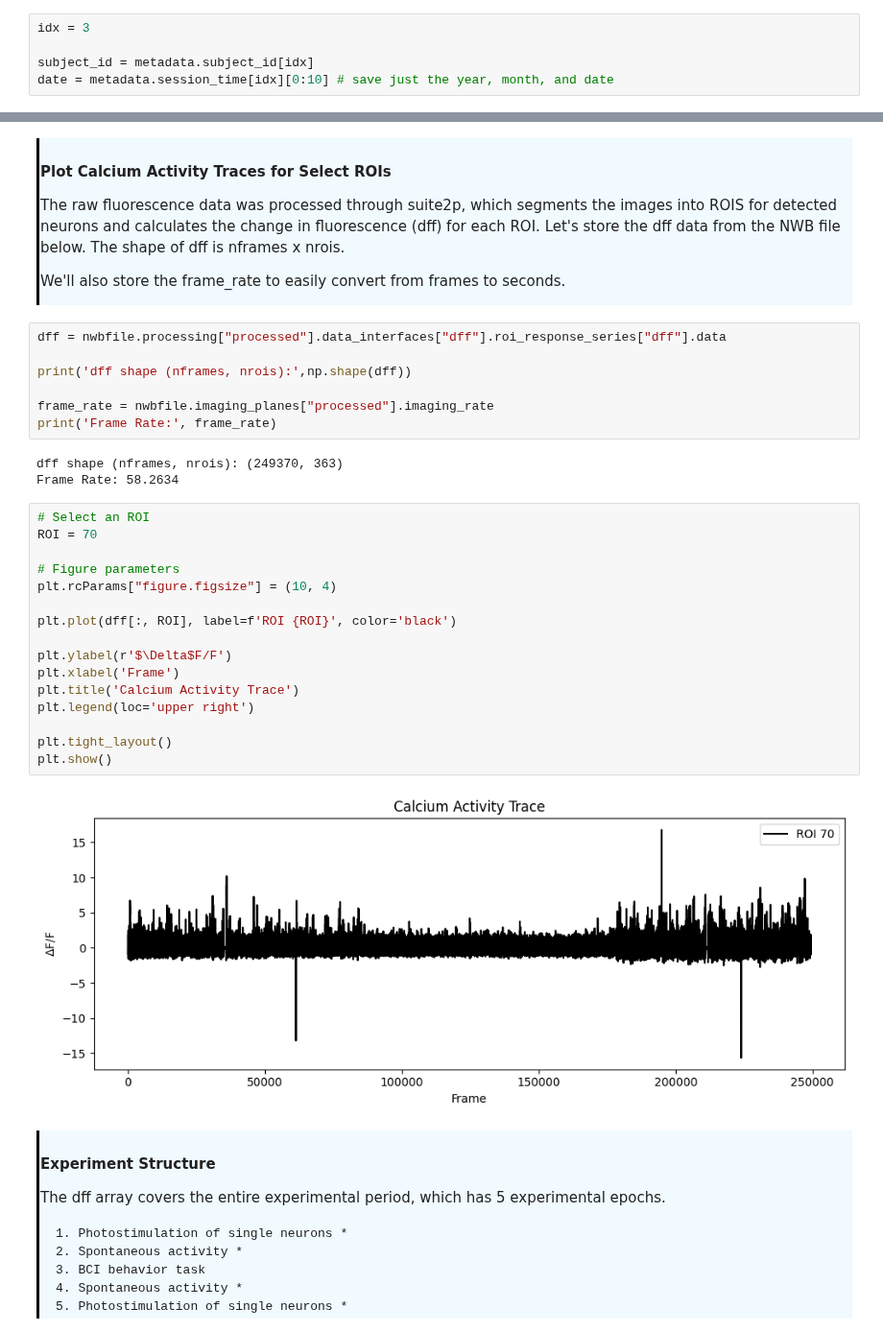
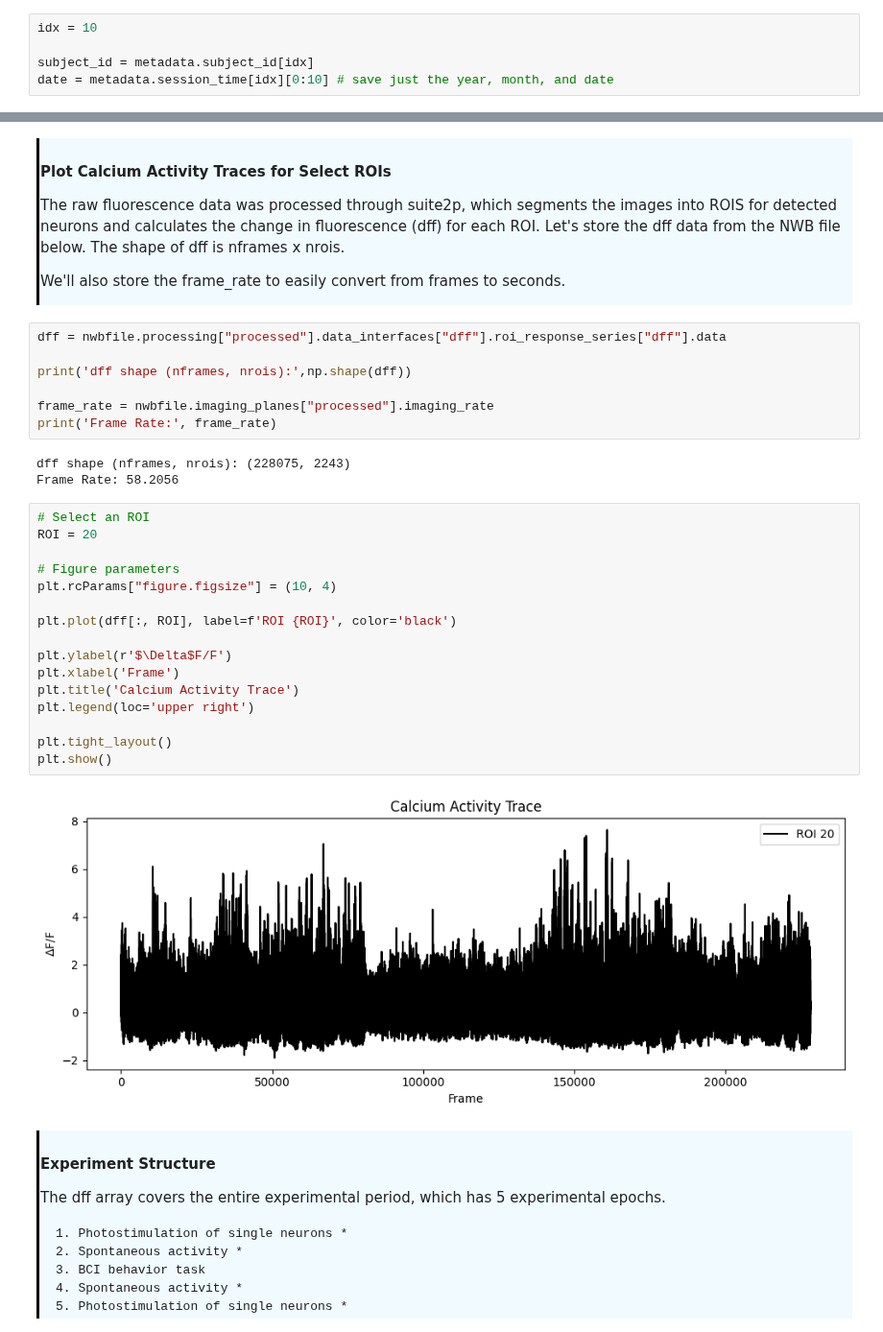
Before and after one commit to AllenNeuralDynamics/AIND-CNC-BCI-Workshop, a Jupyter notebook: code/demo_20250724.ipynb, the cells around one changed output, grey strips where cells are left out. Shown at 96% size. Cells and saved outputs as stored; diff of their text form.

```diff
--- a/code/demo_20250724.ipynb
+++ b/code/demo_20250724.ipynb
@@ -113,7 +114,7 @@ The /data folder contains a directory named for each experimental session that w
 
 From the metadata table, we'll store the subject_id and date for a session of interest.
 # %%
-idx = 3
+idx = 10
 
 subject_id = metadata.subject_id[idx]
 date = metadata.session_time[idx][0:10] # save just the year, month, and date
@@ -205,26 +206,26 @@ print('dff shape (nframes, nrois):',np.shape(dff))
 frame_rate = nwbfile.imaging_planes["processed"].imaging_rate
 print('Frame Rate:', frame_rate)
 # %% [output]
-dff shape (nframes, nrois): (249370, 363)
-Frame Rate: 58.2634
+dff shape (nframes, nrois): (228075, 2243)
+Frame Rate: 58.2056
 # %%
 # Select an ROI
-ROI = 70
+ROI = 20
 
 # Figure parameters
 plt.rcParams["figure.figsize"] = (10, 4)
 
 plt.plot(dff[:, ROI], label=f'ROI {ROI}', color='black')
 
 plt.ylabel(r'$\Delta$F/F')
 plt.xlabel('Frame')
 plt.title('Calcium Activity Trace')
 plt.legend(loc='upper right')
 
 plt.tight_layout()
 plt.show()
 # %% [output]
-[figure, old version]
+[figure, new version]
 # %% [markdown]
 <div style="border-left: 3px solid #000; padding: 1px; padding-left: 10px; background: #F0FAFF; ">
 
```
Also changed, not shown: parts of 19 cells of this notebook.
